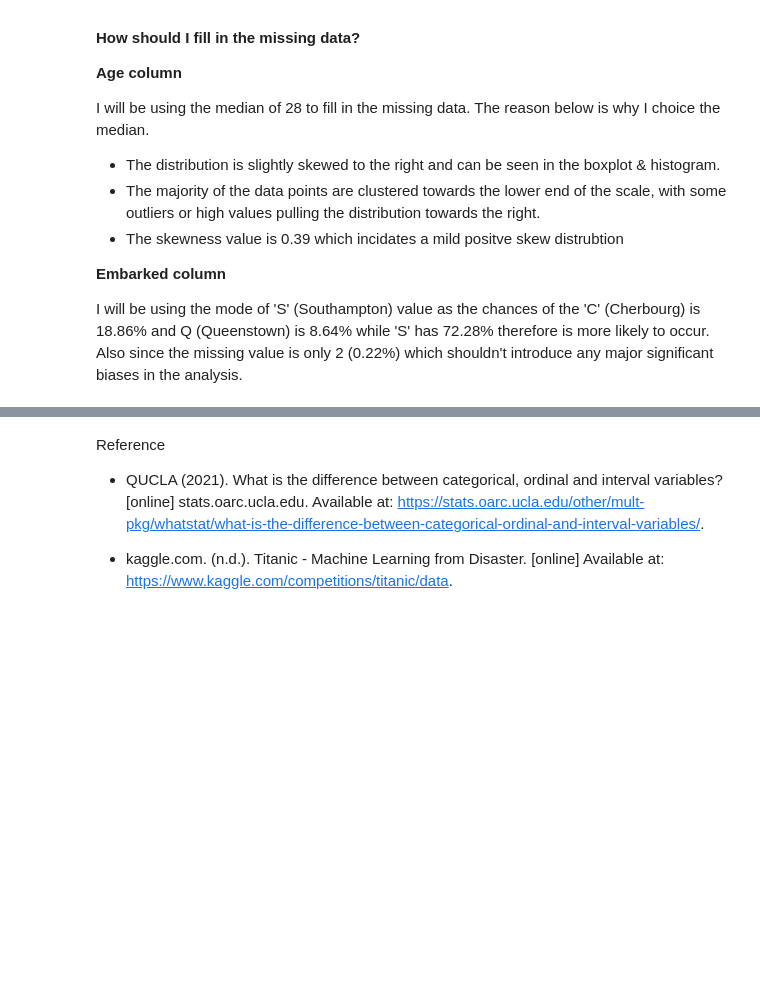
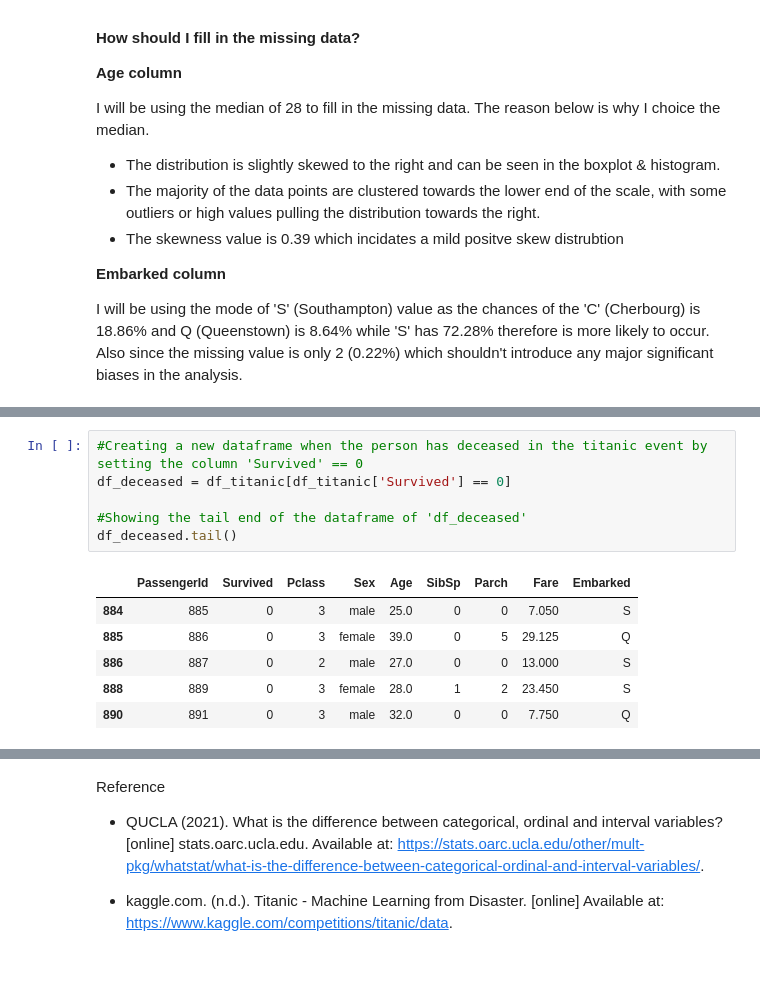
Before and after one commit to SalAbdiaziz01/Exploratory-Data-Analysis-Titanic, a Jupyter notebook: Exploratory Data Analysis.ipynb, the cells around one changed output, grey strips where cells are left out. Saved outputs shown, nothing was run; the diff lists cells and outputs as text; blank space fills up the shorter version.

```diff
--- a/Exploratory Data Analysis.ipynb
+++ b/Exploratory Data Analysis.ipynb
@@ -639,0 +679,13 @@ plt.show()
+# %%
+#Creating a new dataframe when the person has deceased in the titanic event by setting the column 'Survived' == 0
+df_deceased = df_titanic[df_titanic['Survived'] == 0]
+
+#Showing the tail end of the dataframe of 'df_deceased'
+df_deceased.tail()
+# %% [output]
+|  | PassengerId | Survived | Pclass | Sex | Age | SibSp | Parch | Fare | Embarked |
+| 884 | 885 | 0 | 3 | male | 25.0 | 0 | 0 | 7.050 | S |
+| 885 | 886 | 0 | 3 | female | 39.0 | 0 | 5 | 29.125 | Q |
+| 886 | 887 | 0 | 2 | male | 27.0 | 0 | 0 | 13.000 | S |
+| 888 | 889 | 0 | 3 | female | 28.0 | 1 | 2 | 23.450 | S |
+| 890 | 891 | 0 | 3 | male | 32.0 | 0 | 0 | 7.750 | Q |
```
Also changed, not shown: parts of 13 cells of this notebook.
